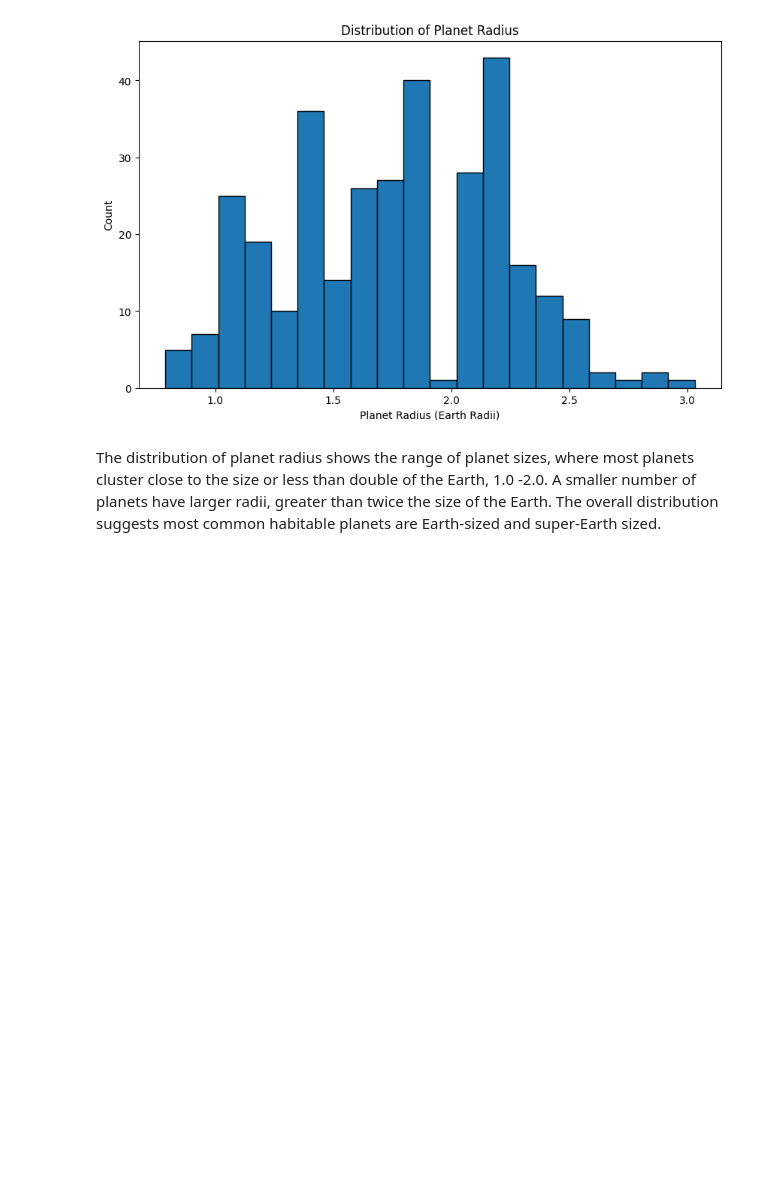
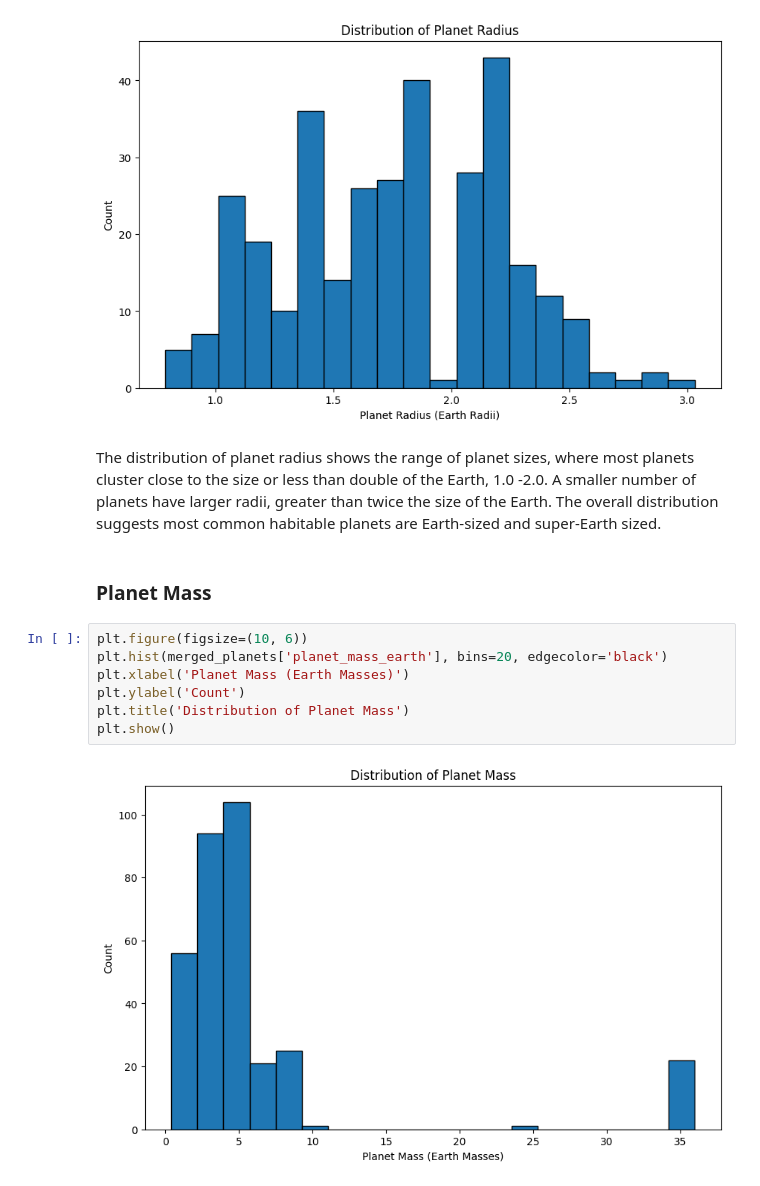
Before and after one commit to joshreisinger17-Data/Exoplanet-Habitability-Prediction, a Jupyter notebook: capstone.ipynb, the cells around one changed output. Saved outputs shown, nothing was run; the diff lists cells and outputs as text; blank space fills up the shorter version.

```diff
--- a/capstone.ipynb
+++ b/capstone.ipynb
@@ -610,3 +610,14 @@ plt.show()
 [figure]
 # %% [markdown]
 The distribution of planet radius shows the range of planet sizes, where most planets cluster close to the size or less than double of the Earth, 1.0 -2.0. A smaller number of planets have larger radii, greater than twice the size of the Earth. The overall distribution suggests most common habitable planets are Earth-sized and super-Earth sized.
+# %% [markdown]
+### Planet Mass
+# %%
+plt.figure(figsize=(10, 6))
+plt.hist(merged_planets['planet_mass_earth'], bins=20, edgecolor='black')
+plt.xlabel('Planet Mass (Earth Masses)')
+plt.ylabel('Count')
+plt.title('Distribution of Planet Mass')
+plt.show()
+# %% [output]
+[figure, added]
```
Also changed, not shown: parts of 7 cells of this notebook.
